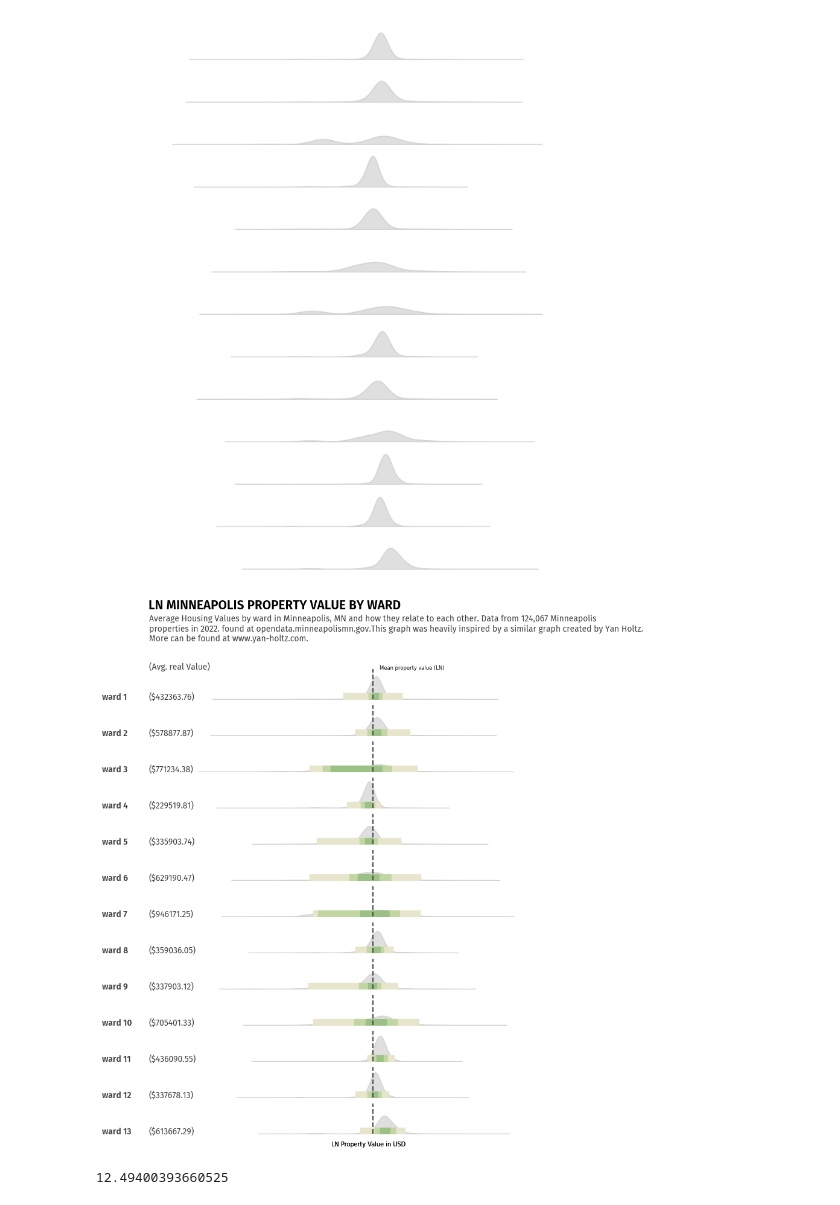
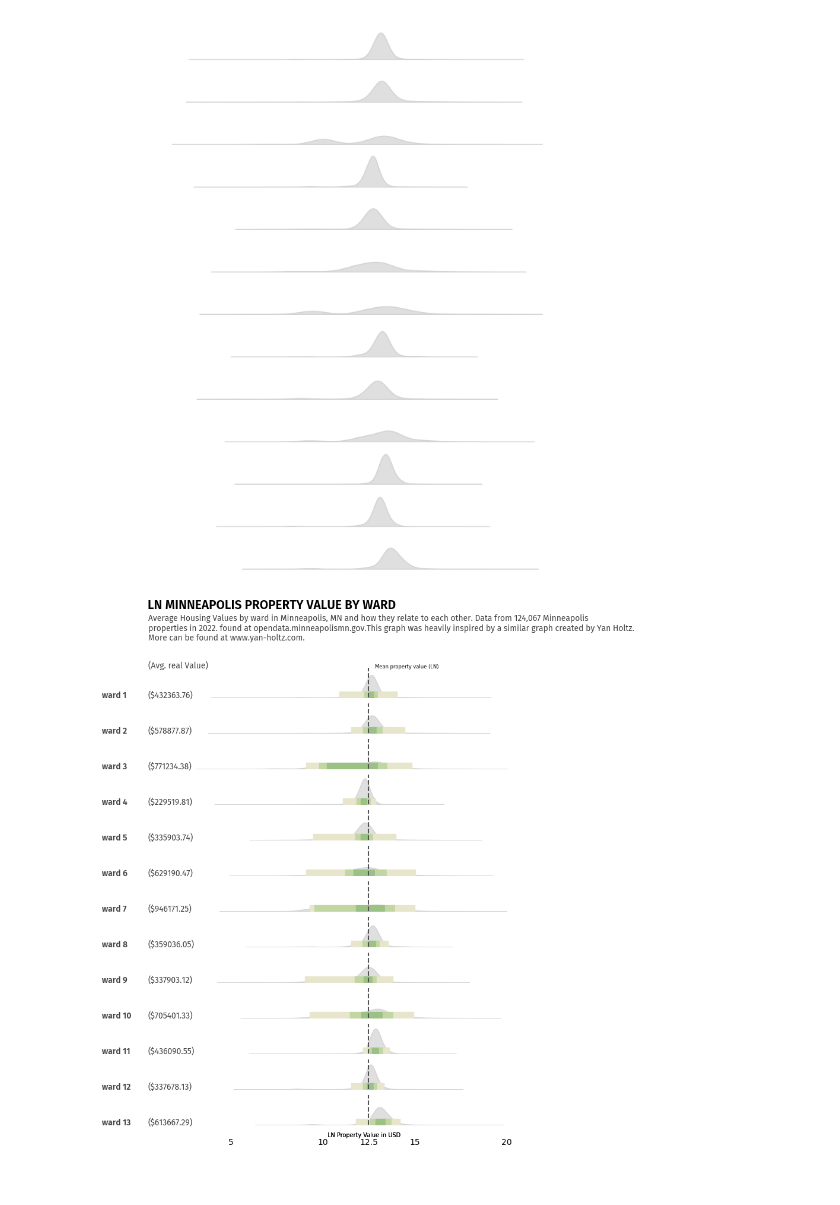
Before and after one commit to skyydog1/mplsPropertyAnalysis, a Jupyter notebook: Data/Ridgeline.ipynb, the cells around one changed output. Drawn from its saved outputs; the diff is of its cells as text; code cells hidden in the pictures.

Commit message:
Add more information to ridgeline graph

```diff
--- a/Data/Ridgeline.ipynb
+++ b/Data/Ridgeline.ipynb
@@ -180,7 +180,15 @@ for idx, ward in enumerate(wards):
         fontproperties=fira_sans_regular,
         color= '#424242'
     )
-
+    if idx == 12:
+        values = [5, 10, 12.5, 15, 20]
+        for value in values:
+            axs[idx].text(
+                value, -.95,
+                f'{value}',
+                ha='center',
+                fontsize=10
+            )
     #Display ward
     axs[idx].text(
         -2, 0,
@@ -190,7 +198,6 @@ for idx, ward in enumerate(wards):
         fontproperties=fira_sans_semibold,
         color= '#424242'
     )
-
     #Display quantiles
     quantiles = np.percentile(subset['LOGTOTALVALUE'], [2.5, 10, 25, 75, 90, 97.5])
     quantiles = quantiles.tolist()
@@ -220,7 +227,7 @@ fig.text(
     fontproperties = fira_sans_semibold
 )
 
-# Average value label
+#Average value label
 text = '(Avg. real Value)'
 fig.text(
     0.145, 0.88,
@@ -250,35 +257,31 @@ fig.text(
 #reference line label
 text = 'Mean property value (LN)'
 fig.text(
     0.69, 0.88,
     text,
     ha='center',
     fontsize=6
 )
 
 #bottom title card
 text = 'LN Property Value in USD'
 fig.text(
     0.6, 0.09,
     text,
     ha='center',
     fontsize=7
 )
 
 #
 text = 'LN Property Value in USD'
 fig.text(
     0.6, 0.09,
     text,
     ha='center',
     fontsize=7
 )
 
 plt.savefig('../', dpi=300, bbox_inches='tight')
 plt.show()
 # %% [output]
-[figure, old version]
+[figure, new version]
-# %%
-df['LOGTOTALVALUE'].mean()
-# %% [output]
-12.49400393660525
```
Also changed, not shown: 4 other files.
